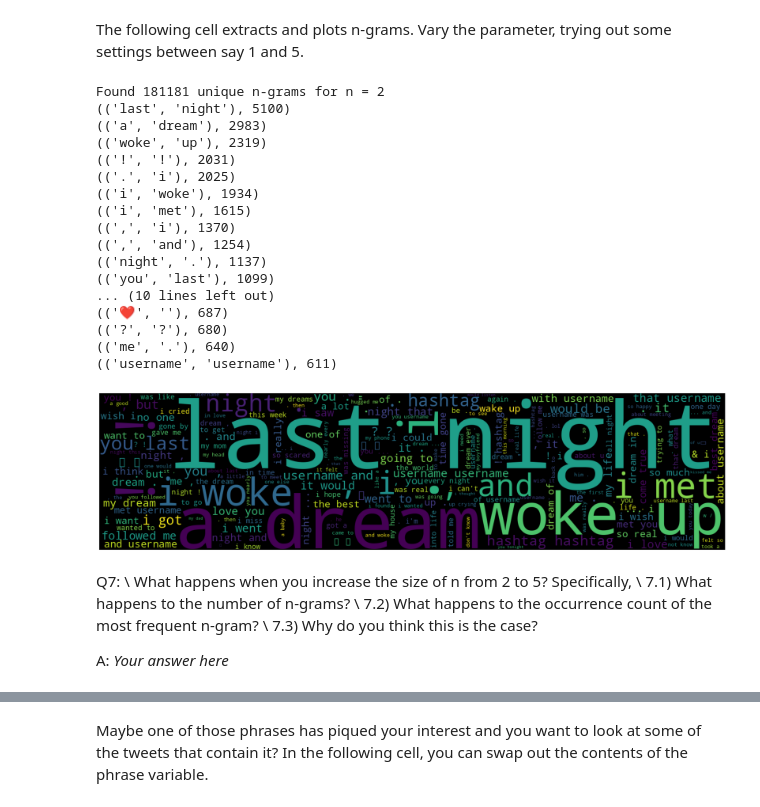
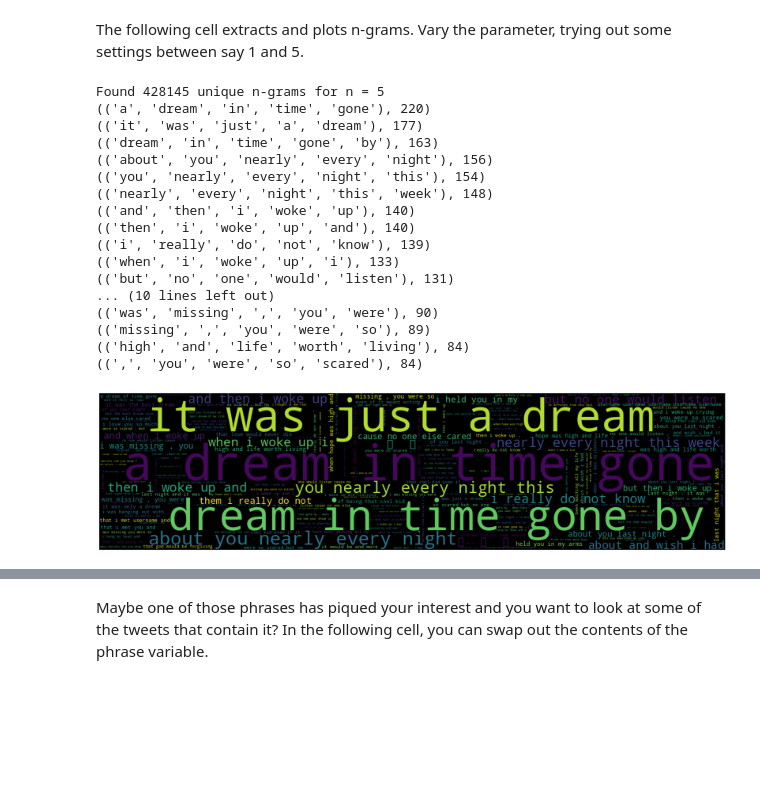
Before and after one commit to Raviops/programming-assigments, a Jupyter notebook: TxMM/TxMM_Assignment1_NLP_2025.ipynb, the cells around one changed output, grey strips where cells are left out. Cells and saved outputs as stored; diff of their text form; code cells hidden in the pictures; blank space fills up the shorter version.

```diff
--- a/TxMM/TxMM_Assignment1_NLP_2025.ipynb
+++ b/TxMM/TxMM_Assignment1_NLP_2025.ipynb
@@ -695,44 +698,36 @@ The following cell extracts and plots n-grams. Vary the parameter, trying out so
 # %%
 # Vary this parameter
 # See FAQ in case of function not terminating
-n = 2
+n = 5
 # extracts the n-grams
 column_name = extract_and_add_ngrams(tweets,'immediately_after', n = n)
 
 word_dist = FreqDist()
 for grams in tweets[column_name]:
   word_dist.update(FreqDist(grams))
 print(f'Found {len(word_dist)} unique n-grams for n = {n}')
 
 most_common = word_dist.most_common(25)
 for word_tuple in most_common:
   print(word_tuple)
 # calls our helper function for plotting
 plot_dist_as_cloud(word_dist)
 # %% [output]
-Found 181181 unique n-grams for n = 2
-(('last', 'night'), 5100)
-(('a', 'dream'), 2983)
-(('woke', 'up'), 2319)
-(('!', '!'), 2031)
-(('.', 'i'), 2025)
-(('i', 'woke'), 1934)
-(('i', 'met'), 1615)
-((',', 'i'), 1370)
-((',', 'and'), 1254)
-(('night', '.'), 1137)
-(('you', 'last'), 1099)
+Found 428145 unique n-grams for n = 5
+(('a', 'dream', 'in', 'time', 'gone'), 220)
+(('it', 'was', 'just', 'a', 'dream'), 177)
+(('dream', 'in', 'time', 'gone', 'by'), 163)
+(('about', 'you', 'nearly', 'every', 'night'), 156)
+(('you', 'nearly', 'every', 'night', 'this'), 154)
+(('nearly', 'every', 'night', 'this', 'week'), 148)
+(('and', 'then', 'i', 'woke', 'up'), 140)
+(('then', 'i', 'woke', 'up', 'and'), 140)
+(('i', 'really', 'do', 'not', 'know'), 139)
+(('when', 'i', 'woke', 'up', 'i'), 133)
+(('but', 'no', 'one', 'would', 'listen'), 131)
 ... (10 lines left out)
-(('❤', '️'), 687)
-(('?', '?'), 680)
-(('me', '.'), 640)
-(('username', 'username'), 611)
+(('was', 'missing', ',', 'you', 'were'), 90)
+(('missing', ',', 'you', 'were', 'so'), 89)
+(('high', 'and', 'life', 'worth', 'living'), 84)
+((',', 'you', 'were', 'so', 'scared'), 84)
-[figure, old version]
+[figure, new version]
-# %% [markdown]
-Q7: \\
-What happens when you increase the size of n from 2 to 5? Specifically, \\
-7.1) What happens to the number of n-grams? \\
-7.2) What happens to the occurrence count of the most frequent n-gram? \\
-7.3) Why do you think this is the case?
-
-A: *Your answer here*
```
Also changed, not shown: parts of 8 cells of this notebook.
